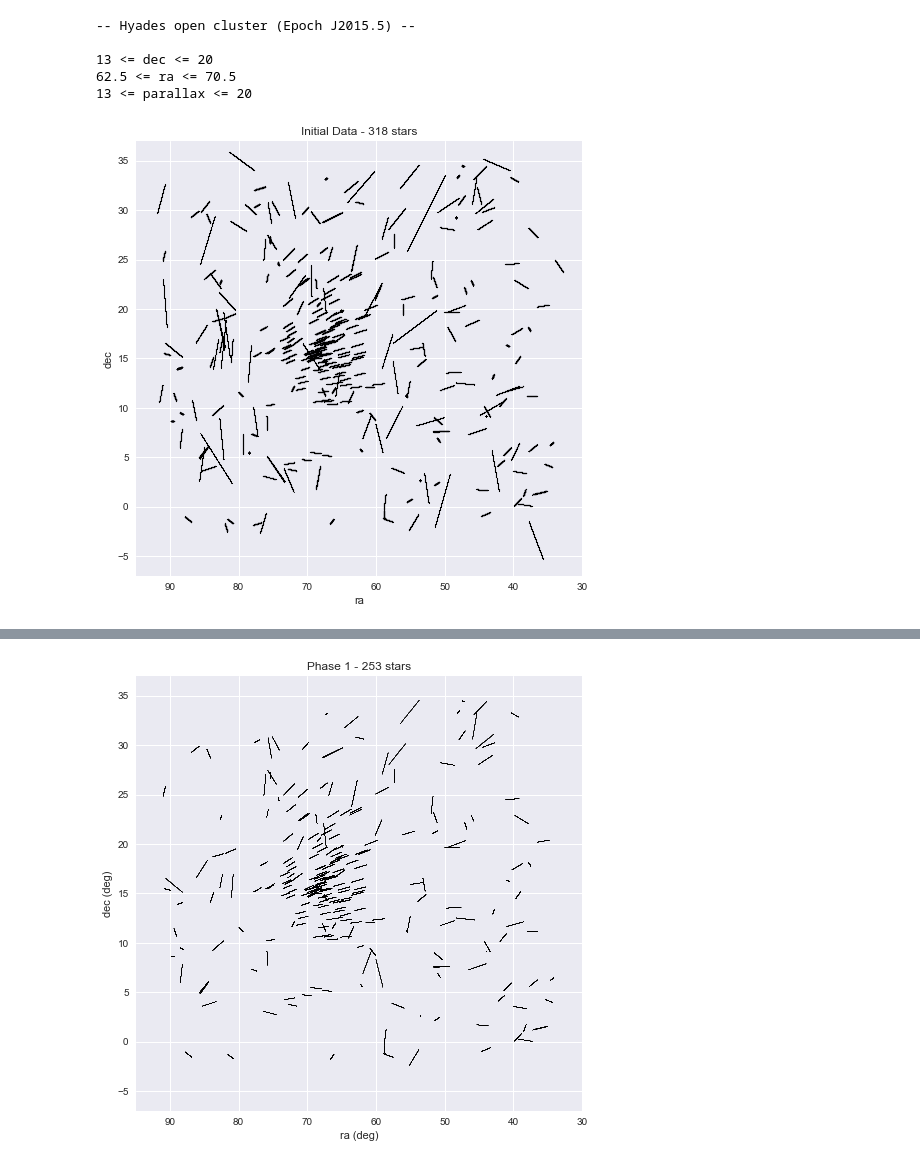
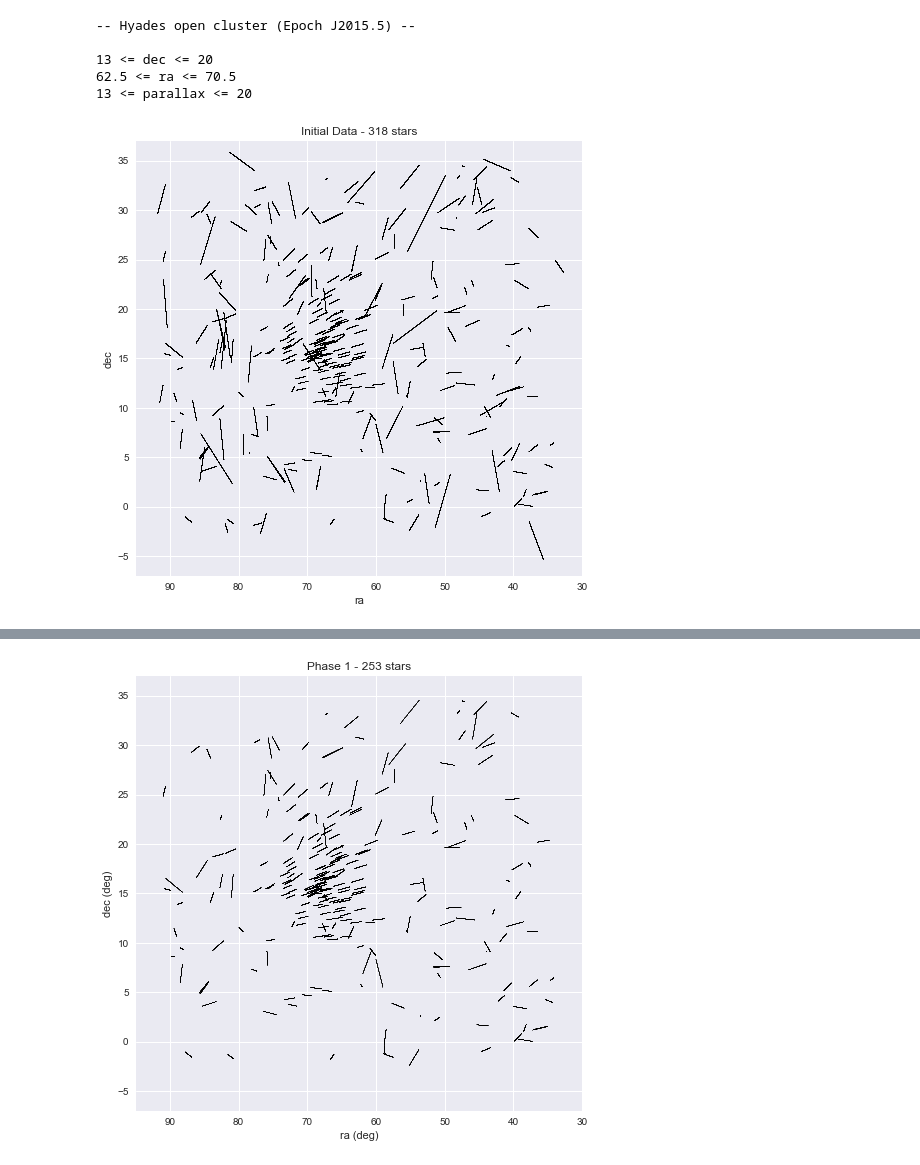
Before and after one commit to Piqcyl/Hyades-Open-Cluster, a Jupyter notebook: Hyades Cluster.ipynb, the cells around one changed output, grey strips where cells are left out. Saved outputs shown, nothing was run; the diff lists cells and outputs as text; code cells hidden in the pictures.

```diff
--- a/Hyades Cluster.ipynb
+++ b/Hyades Cluster.ipynb
@@ -30,35 +30,35 @@ hyades1 = pd.read_csv('/Users/landonbuechner/Documents/Git Hub Repositories/Hyad
 print('-- Hyades open cluster (Epoch J2015.5) -- ')
 print()
 print('13 <= dec <= 20\n62.5 <= ra <= 70.5\n13 <= parallax <= 20')
 
 dt = ((datetime(2018,10,12) - datetime(2000,1,1)) / timedelta(days=1))/365 #years
 distance = 1/(hyades1['parallax']/1000)
 ra0, dec0 = hyades1['ra'], hyades1['dec']
 pmra, pmdec = mas_deg(hyades1['pmra']), mas_deg(hyades1['pmdec'])
 
 plt.figure(figsize=(8,8))
 plt.style.use('seaborn')
 plt.xlim([95,30])
 plt.ylim([-7,37])
 plt.xlabel('ra')
 plt.ylabel('dec')
 plt.title('Initial Data - {} stars'.format(len(hyades1)))
 for i in range(len(hyades1)):
     ra = []
     dec = []
     for x in range(1,5000,10):
         ra.append(ra0[i]+(pmra[i]*x*10))
         dec.append(dec0[i]+(pmdec[i]*x*10))
-    plt.scatter(ra, dec, s = .5, c = 'k'  )
+    plt.scatter(ra, dec, s = .2, c = 'k'  )
 plt.show()
 hyades1.head()
 # %% [output]
 -- Hyades open cluster (Epoch J2015.5) --
 
 13 <= dec <= 20
 62.5 <= ra <= 70.5
 13 <= parallax <= 20
-[figure, old version]
+[figure, new version]
 |  | source_id | ra | dec | pmra | pmdec | radial_velocity | parallax | phot_g_mean_mag | ... |
 | 0 | 3.309960e+18 | 69.022374 | 15.683901 | 95.388363 | -24.196956 | 40.618907 | 19.912606 | 9.133689 | ... |
 | 1 | 3.268300e+18 | 50.796378 | 2.490019 | 51.261055 | -20.751377 | 11.181746 | 19.919394 | 9.309808 | ... |
```
